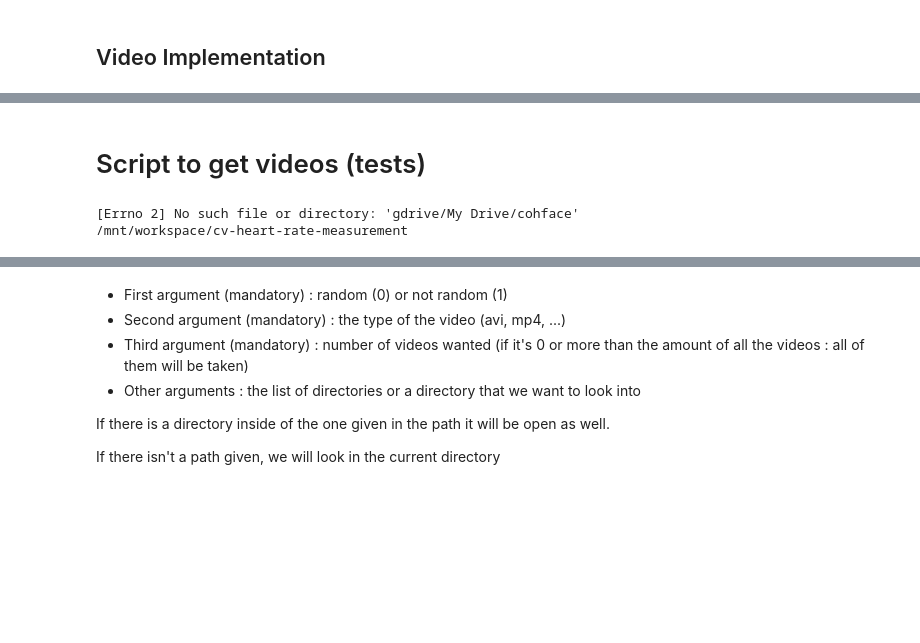
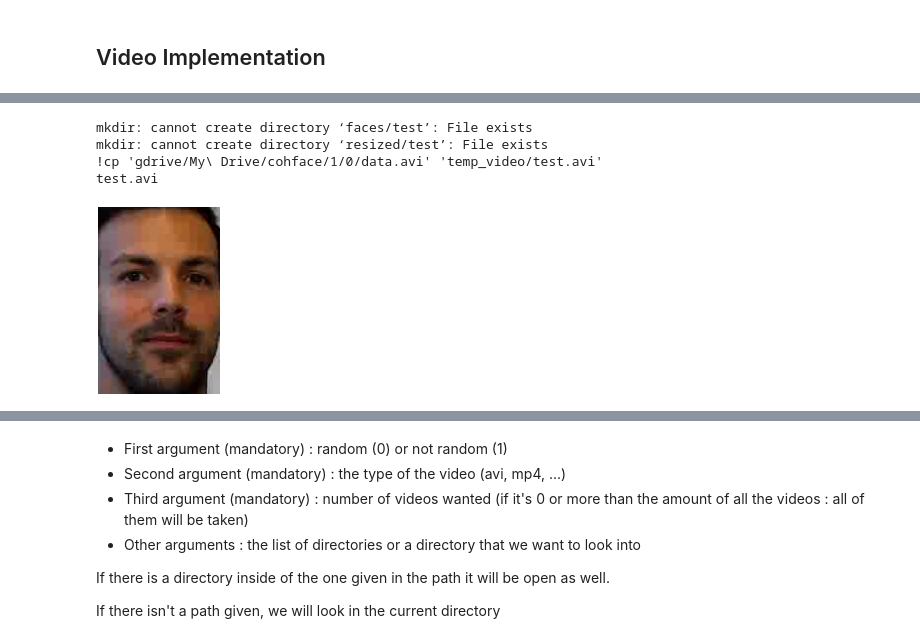
Before and after one commit to marvinmouroum/cv-heart-rate-measurement, a Jupyter notebook: cv_heart_rate_measurement.ipynb, the cells around one changed output, grey strips where cells are left out. Drawn from its saved outputs; the diff is of its cells as text; code cells hidden in the pictures; blank space fills up the shorter version.

Commit message:
added code to organise project directories

```diff
--- a/cv_heart_rate_measurement.ipynb
+++ b/cv_heart_rate_measurement.ipynb
@@ -125,5 +135,23 @@ downloaded.GetContentFile('videos/data.avi')
+# %%
+#This will create all the necessary directories in order to perform the preprocessing
+def create_infrastructure(temp='temp_video',bound='bounding',faces='faces',resized='resized'):
+  !mkdir $temp
+  !mkdir $bound
+  !mkdir $faces
+  !mkdir $resized
+
+#This will copy a video from the drive in the respective directory and create a folder dedicated to it's id
+def getVideo(path,id,faces='faces',resized='resized',temp='temp_video'):
+  !mkdir $faces/$id
+  !mkdir $resized/$id
+  filetype = path.split('.')[-1]
+  target   = "'" + temp + '/' + id + '.' + filetype + "'"
+  source   = "'" + path + "'"
+  print("!cp" + " " + source + " " + target)
+  !cp $path $target
+  return temp + '/' + id + '.' + filetype
 # %%
-def find_face(image):
+def find_face(image,id,bound='bounding',faces='faces'):
 
   count = 0
 
@@ -143,8 +171,7 @@ def find_face(image):
     if (confidence > 0.5):
       cv2.rectangle(image, (startX, startY), (endX, endY), (255, 255, 255), 2)
 
-  cv2.imwrite('updated_images/' + 'temp_img.png', image)
-  #print("Image " + 'temp_img.png' + " converted successfully")
+  cv2.imwrite( bound + '/' + id + '.png', image)
 
     # Identify each face
   for i in range(0, detections.shape[2]):
@@ -157,16 +184,13 @@ def find_face(image):
     if (confidence > 0.5):
       count += 1
       frame = image[startY:endY, startX:endX]
-      cv2.imwrite('faces/' + str(i) + '_' + 'temp_img.png', frame)
+      cv2.imwrite( faces + '/' + id + '.png', frame)
       cv2_imshow(frame)
 # %%
-def analyze_video(video_id):
-  !mkdir videos
-  downloaded = drive.CreateFile({'id': video_id})
-  downloaded.GetContentFile('videos/data.avi')
+def analyze_video(video,id,temp='temp_video'):
 
   # load video stream
-  VIDEO_STREAM = "videos/data.avi"
+  VIDEO_STREAM =  temp + '/' + video
 
   # Initialize the video stream and pointer to output video file
   vs = cv2.VideoCapture(VIDEO_STREAM)
@@ -182,6 +206,6 @@ def analyze_video(video_id):
     if not grabbed:
       print("Not grabbed.")
       break;
-
-    find_face(frame)
+    newID = id + str(i)
+    find_face(frame,newID)
     break
@@ -192,7 +212,15 @@ analyze_video('10d5-_YC2lX09LfnbbvraW0GoAKeqXUDu')
-# %% [markdown]
-# Script to get videos (tests)
-# %%
-cd gdrive/My\ Drive/cohface
-# %% [output]
-[Errno 2] No such file or directory: 'gdrive/My Drive/cohface'
-/mnt/workspace/cv-heart-rate-measurement
+# %%
+from google.colab.patches import cv2_imshow
+
+myid = 'test'
+#create_infrastructure()
+filepath = getVideo('gdrive/My\ Drive/cohface/1/0/data.avi',myid)
+filename = filepath.split("/")[-1]
+print(filename)
+analyze_video(filename,myid)
+# %% [output]
+mkdir: cannot create directory ‘faces/test’: File exists
+mkdir: cannot create directory ‘resized/test’: File exists
+!cp 'gdrive/My\ Drive/cohface/1/0/data.avi' 'temp_video/test.avi'
+test.avi
+[figure, added]
```
Also changed, not shown: parts of 5 cells of this notebook.
